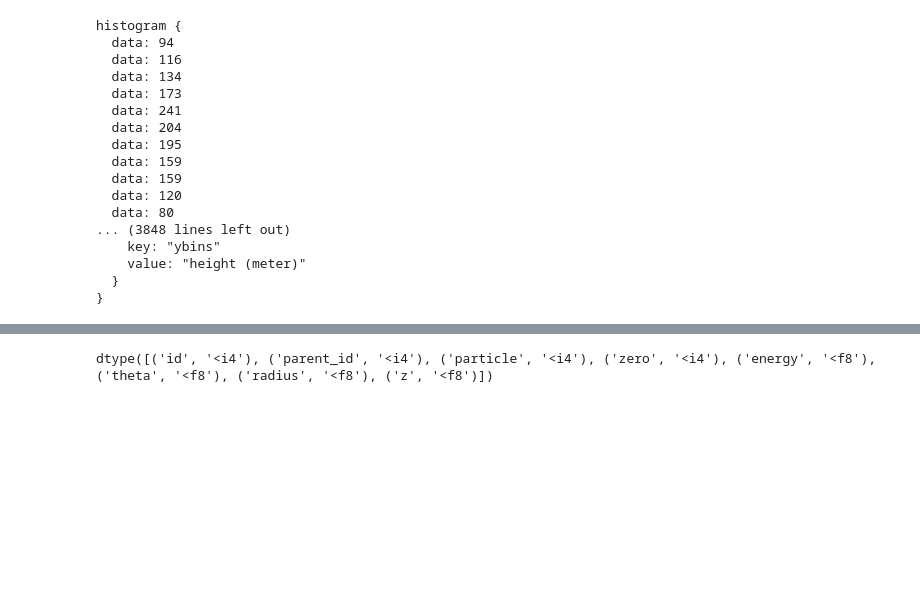
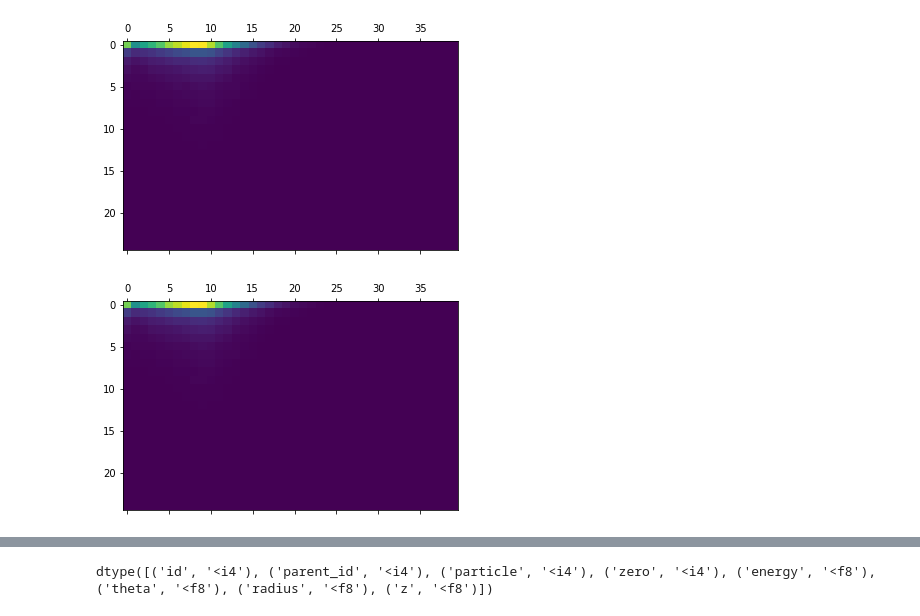
Before and after one commit to Zelenyy/phd-code, a Jupyter notebook: notebooks/15.ProbabilitySimulation.ipynb, the cells around one changed output, grey strips where cells are left out. Cells and saved outputs as stored; diff of their text form; code cells hidden in the pictures; blank space fills up the shorter version.

```diff
--- a/notebooks/15.ProbabilitySimulation.ipynb
+++ b/notebooks/15.ProbabilitySimulation.ipynb
@@ -62,21 +11,0 @@ class ProtoList:
-# %%
-with ProtoList(path, Histogram2DList) as protoList:
-    print(protoList[1])
-# %% [output]
-histogram {
-  data: 94
-  data: 116
-  data: 134
-  data: 173
-  data: 241
-  data: 204
-  data: 195
-  data: 159
-  data: 159
-  data: 120
-  data: 80
-... (3848 lines left out)
-    key: "ybins"
-    value: "height (meter)"
-  }
-}
@@ -86 +56,13 @@ path = "/home/zelenyy/data/thunderstorm/test_probability_dwyer/result.hdf5"
+# %%
+with tables.open_file(path) as h5file:
+    # group = h5file.get_node(h5file.root, "sim0001/histogram/gamma_low")
+    group = h5file.get_node(h5file.root, "sim0001/histogram/gamma_high")
+    # group = h5file.get_node(h5file.root, "sim0001/histogram/gamma_low")
+    # group = h5file.get_node(h5file.root, "sim0001/histogram/gamma_low")
+    for i in range(2):
+        hist = Histogram2D.from_file(h5file, group, i)
+        Histogram2D.plot(hist)
+# %% [output]
+[figure, added]
+[figure, added]
 # %%
```
Also changed, not shown: parts of 17 cells of this notebook, 5 other files.
